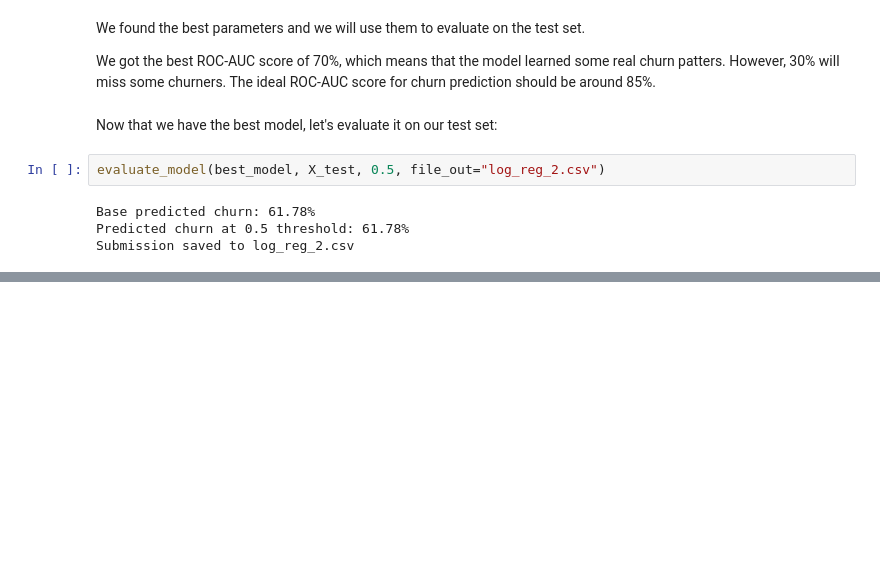
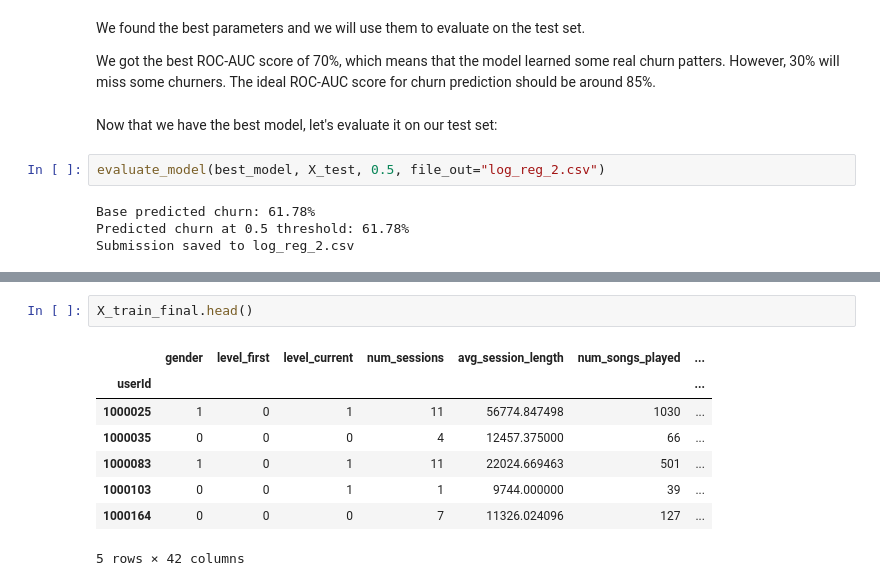
Before and after one commit to AndreeaPatarlageanu/DataScienceProject, a Jupyter notebook: LogisticRegression.ipynb, the cells around one changed output, grey strips where cells are left out. Saved outputs shown, nothing was run; the diff lists cells and outputs as text; blank space fills up the shorter version.

```diff
--- a/LogisticRegression.ipynb
+++ b/LogisticRegression.ipynb
@@ -308,0 +364,11 @@ Submission saved to log_reg_2.csv
+# %%
+X_train_final.head()
+# %% [output]
+|  | gender | level_first | level_current | num_sessions | avg_session_length | num_songs_played | ... |
+| userId |  |  |  |  |  |  | ... |
+| 1000025 | 1 | 0 | 1 | 11 | 56774.847498 | 1030 | ... |
+| 1000035 | 0 | 0 | 0 | 4 | 12457.375000 | 66 | ... |
+| 1000083 | 1 | 0 | 1 | 11 | 22024.669463 | 501 | ... |
+| 1000103 | 0 | 0 | 1 | 1 | 9744.000000 | 39 | ... |
+| 1000164 | 0 | 0 | 0 | 7 | 11326.024096 | 127 | ... |
+5 rows × 42 columns
```
Also changed, not shown: parts of 3 cells of this notebook, 1 other file.
